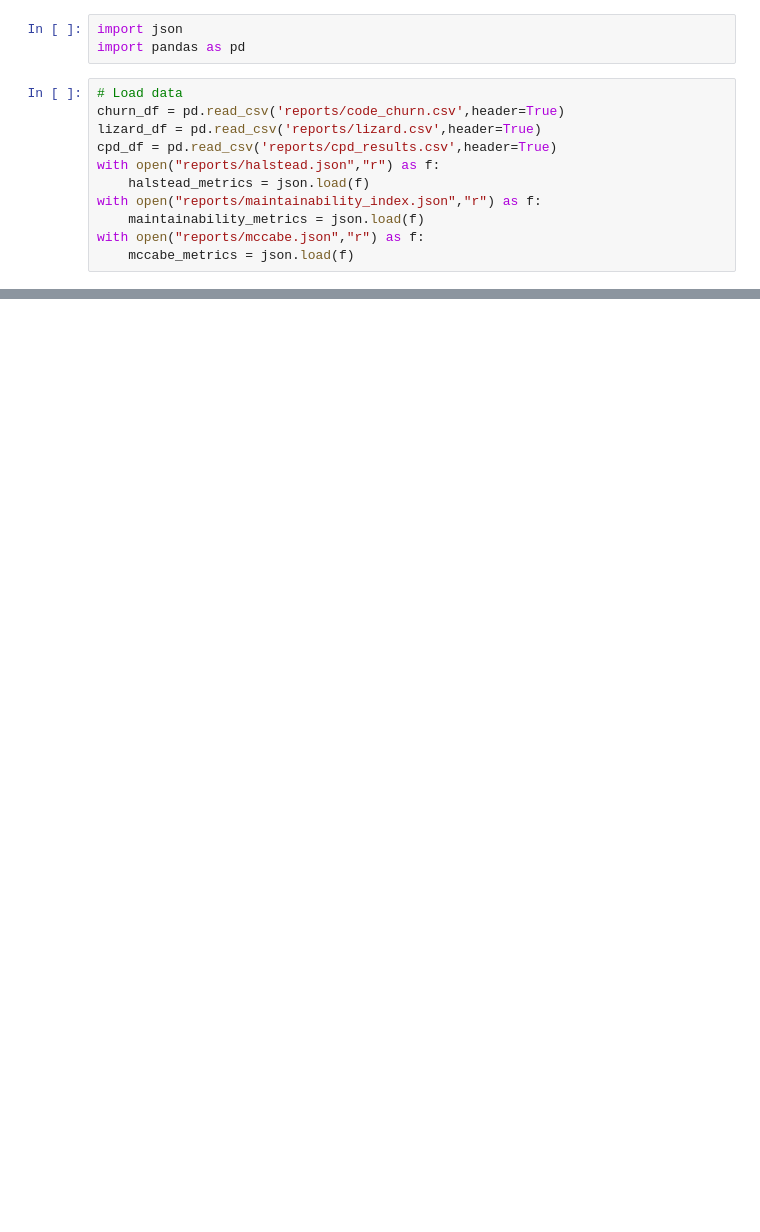
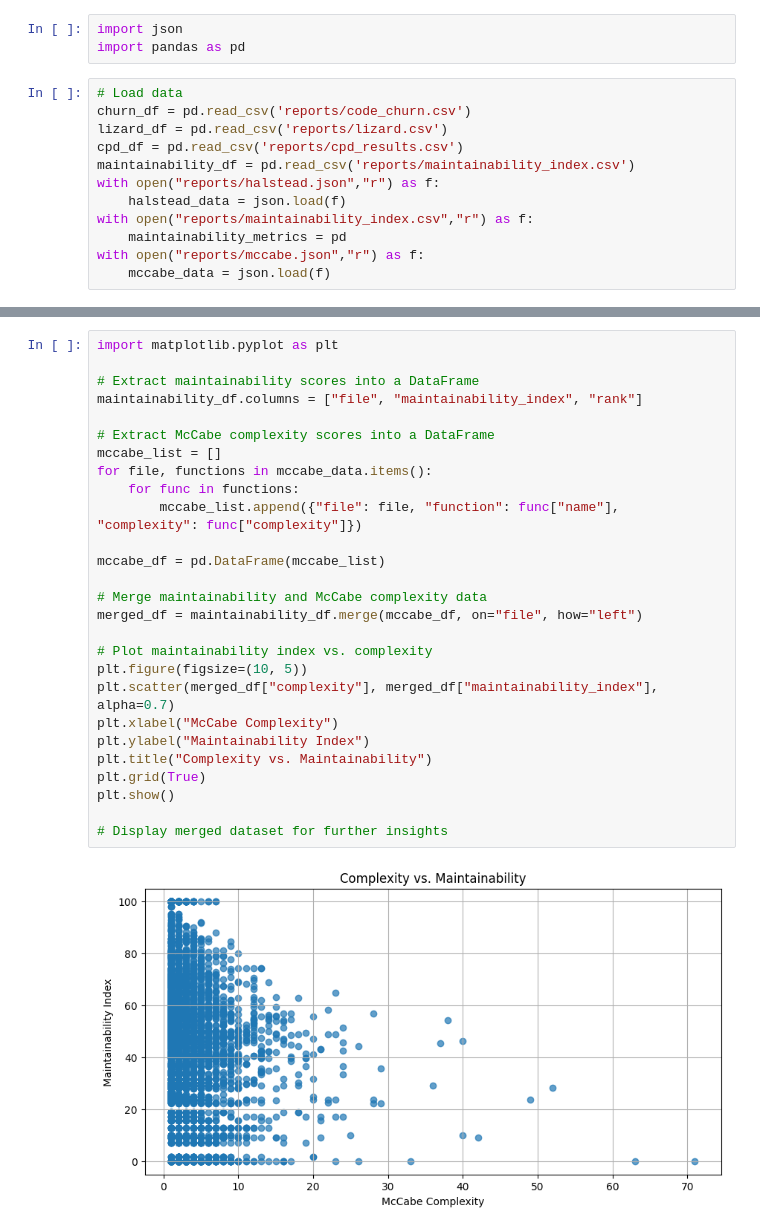
Before and after one commit to HamedGhoochanian/prefect, a Jupyter notebook: report_notebook.ipynb, the cells around one changed output, grey strips where cells are left out. Saved outputs shown, nothing was run; the diff lists cells and outputs as text; blank space fills up the shorter version.

```diff
--- a/report_notebook.ipynb
+++ b/report_notebook.ipynb
@@ -3,12 +3,13 @@ import json
 import pandas as pd
 # %%
 # Load data
-churn_df = pd.read_csv('reports/code_churn.csv',header=True)
-lizard_df = pd.read_csv('reports/lizard.csv',header=True)
-cpd_df = pd.read_csv('reports/cpd_results.csv',header=True)
+churn_df = pd.read_csv('reports/code_churn.csv')
+lizard_df = pd.read_csv('reports/lizard.csv')
+cpd_df = pd.read_csv('reports/cpd_results.csv')
+maintainability_df = pd.read_csv('reports/maintainability_index.csv')
 with open("reports/halstead.json","r") as f:
-    halstead_metrics = json.load(f)
-with open("reports/maintainability_index.json","r") as f:
-    maintainability_metrics = json.load(f)
+    halstead_data = json.load(f)
+with open("reports/maintainability_index.csv","r") as f:
+    maintainability_metrics = pd
 with open("reports/mccabe.json","r") as f:
-    mccabe_metrics = json.load(f)
+    mccabe_data = json.load(f)
@@ -16,0 +41,29 @@ TypeError: Passing a bool to header is invalid. Use header=None for no header or
+# %%
+import matplotlib.pyplot as plt
+
+# Extract maintainability scores into a DataFrame
+maintainability_df.columns = ["file", "maintainability_index", "rank"]
+
+# Extract McCabe complexity scores into a DataFrame
+mccabe_list = []
+for file, functions in mccabe_data.items():
+    for func in functions:
+        mccabe_list.append({"file": file, "function": func["name"], "complexity": func["complexity"]})
+
+mccabe_df = pd.DataFrame(mccabe_list)
+
+# Merge maintainability and McCabe complexity data
+merged_df = maintainability_df.merge(mccabe_df, on="file", how="left")
+
+# Plot maintainability index vs. complexity
+plt.figure(figsize=(10, 5))
+plt.scatter(merged_df["complexity"], merged_df["maintainability_index"], alpha=0.7)
+plt.xlabel("McCabe Complexity")
+plt.ylabel("Maintainability Index")
+plt.title("Complexity vs. Maintainability")
+plt.grid(True)
+plt.show()
+
+# Display merged dataset for further insights
+# %% [output]
+[figure, added]
```
Also changed, not shown: parts of 2 cells of this notebook, 4 other files.
